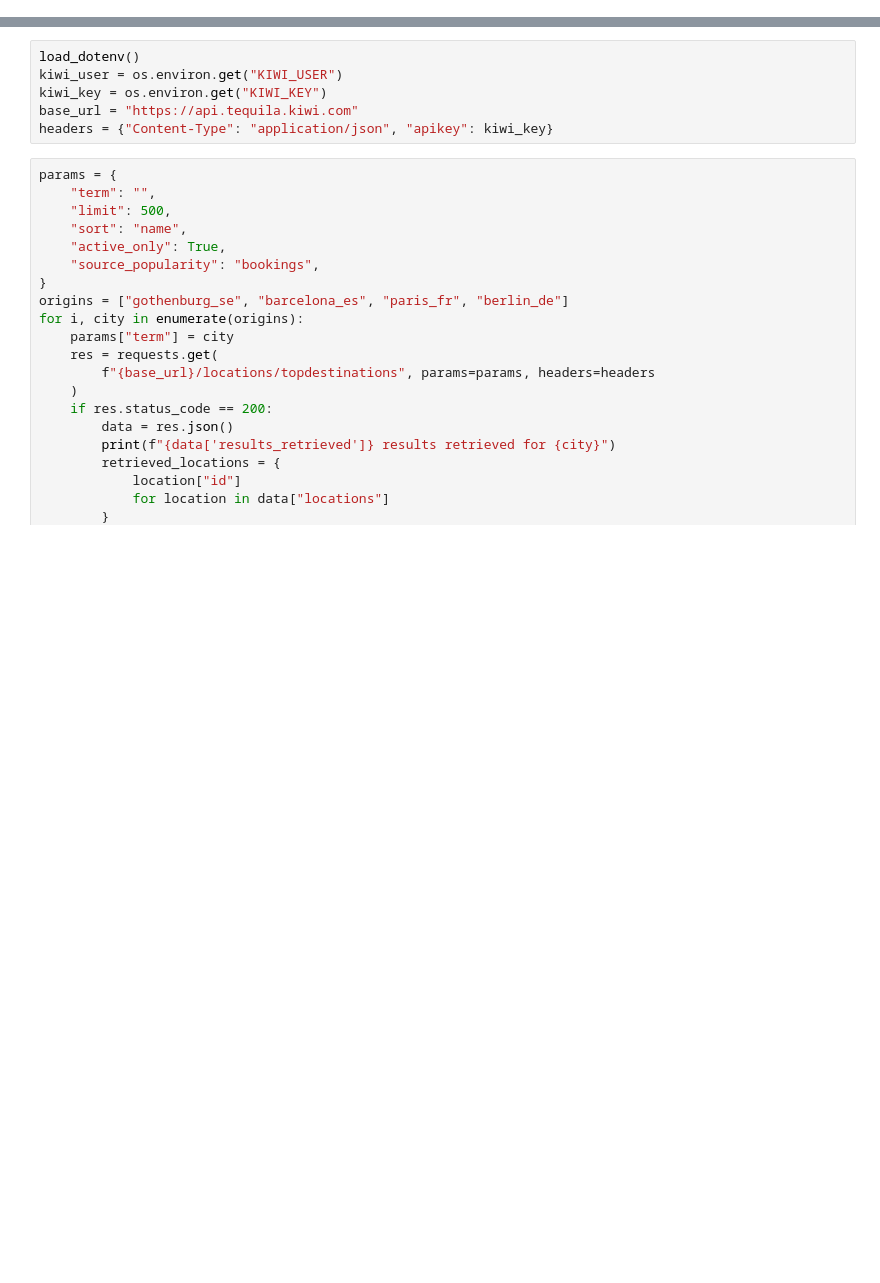
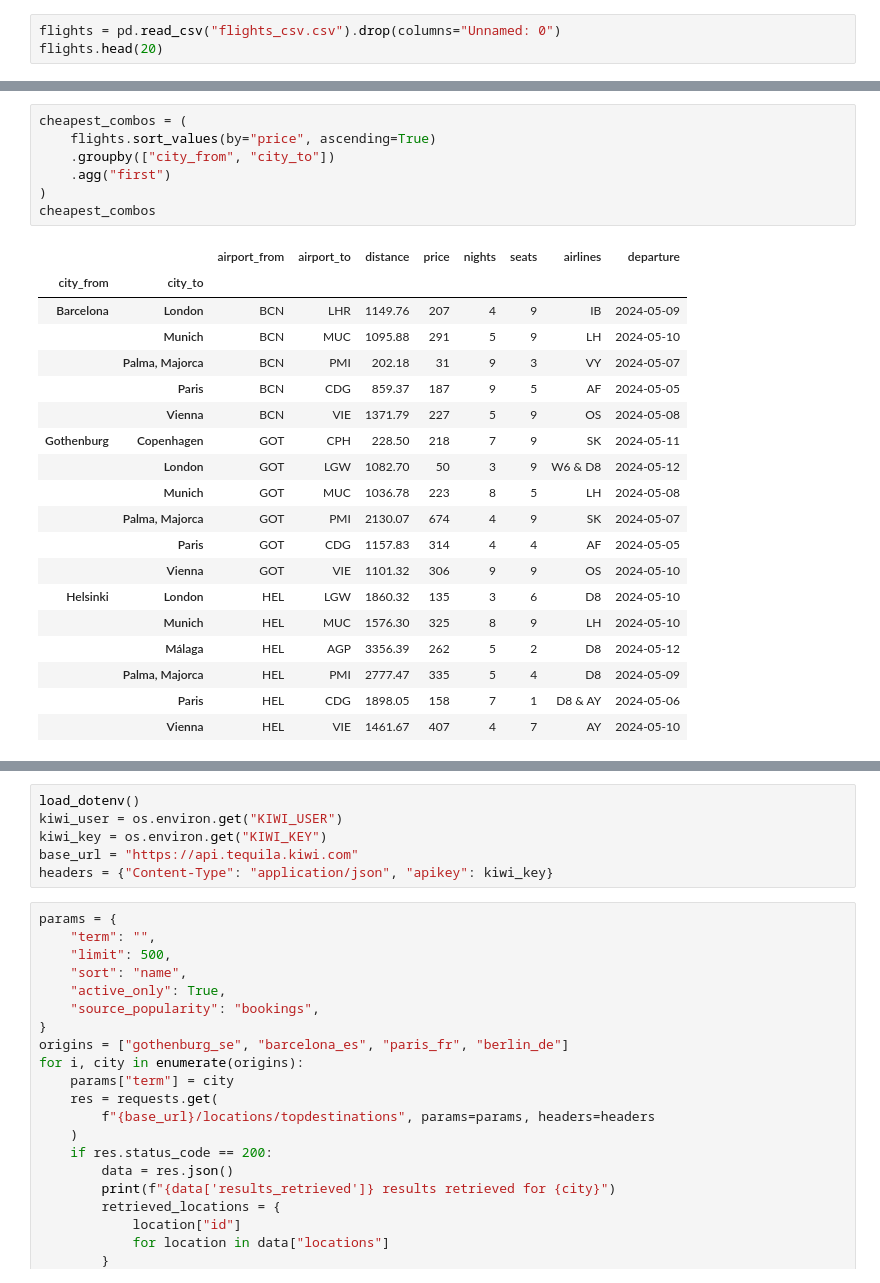
Before and after one commit to branchedelac/fly-me-to-the-mean, a Jupyter notebook: test_queries.ipynb, the cells around one changed output, grey strips where cells are left out. Drawn from its saved outputs; the diff is of its cells as text; blank space fills up the shorter version.

Commit message:
get cheapest flight combo

```diff
--- a/test_queries.ipynb
+++ b/test_queries.ipynb
@@ -4,0 +6,3 @@ from dotenv import load_dotenv
+# %%
+flights = pd.read_csv("flights_csv.csv").drop(columns="Unnamed: 0")
+flights.head(20)
@@ -4,0 +35,27 @@ from dotenv import load_dotenv
+# %%
+cheapest_combos = (
+    flights.sort_values(by="price", ascending=True)
+    .groupby(["city_from", "city_to"])
+    .agg("first")
+)
+cheapest_combos
+# %% [output]
+|  |  | airport_from | airport_to | distance | price | nights | seats | airlines | departure |
+| city_from | city_to |  |  |  |  |  |  |  |  |
+| Barcelona | London | BCN | LHR | 1149.76 | 207 | 4 | 9 | IB | 2024-05-09 |
+|  | Munich | BCN | MUC | 1095.88 | 291 | 5 | 9 | LH | 2024-05-10 |
+|  | Palma, Majorca | BCN | PMI | 202.18 | 31 | 9 | 3 | VY | 2024-05-07 |
+|  | Paris | BCN | CDG | 859.37 | 187 | 9 | 5 | AF | 2024-05-05 |
+|  | Vienna | BCN | VIE | 1371.79 | 227 | 5 | 9 | OS | 2024-05-08 |
+| Gothenburg | Copenhagen | GOT | CPH | 228.50 | 218 | 7 | 9 | SK | 2024-05-11 |
+|  | London | GOT | LGW | 1082.70 | 50 | 3 | 9 | W6 & D8 | 2024-05-12 |
+|  | Munich | GOT | MUC | 1036.78 | 223 | 8 | 5 | LH | 2024-05-08 |
+|  | Palma, Majorca | GOT | PMI | 2130.07 | 674 | 4 | 9 | SK | 2024-05-07 |
+|  | Paris | GOT | CDG | 1157.83 | 314 | 4 | 4 | AF | 2024-05-05 |
+|  | Vienna | GOT | VIE | 1101.32 | 306 | 9 | 9 | OS | 2024-05-10 |
+| Helsinki | London | HEL | LGW | 1860.32 | 135 | 3 | 6 | D8 | 2024-05-10 |
+|  | Munich | HEL | MUC | 1576.30 | 325 | 8 | 9 | LH | 2024-05-10 |
+|  | Málaga | HEL | AGP | 3356.39 | 262 | 5 | 2 | D8 | 2024-05-12 |
+|  | Palma, Majorca | HEL | PMI | 2777.47 | 335 | 5 | 4 | D8 | 2024-05-09 |
+|  | Paris | HEL | CDG | 1898.05 | 158 | 7 | 1 | D8 & AY | 2024-05-06 |
+|  | Vienna | HEL | VIE | 1461.67 | 407 | 4 | 7 | AY | 2024-05-10 |
```
Also changed, not shown: parts of 5 cells of this notebook, 4 other files.
